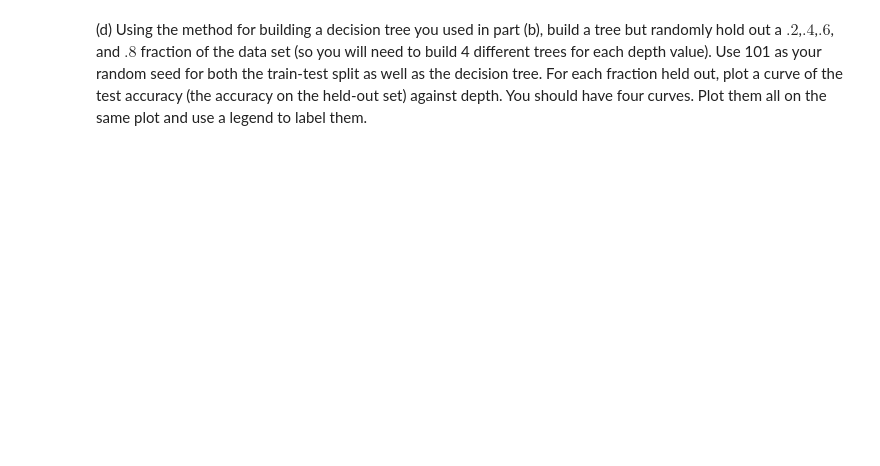
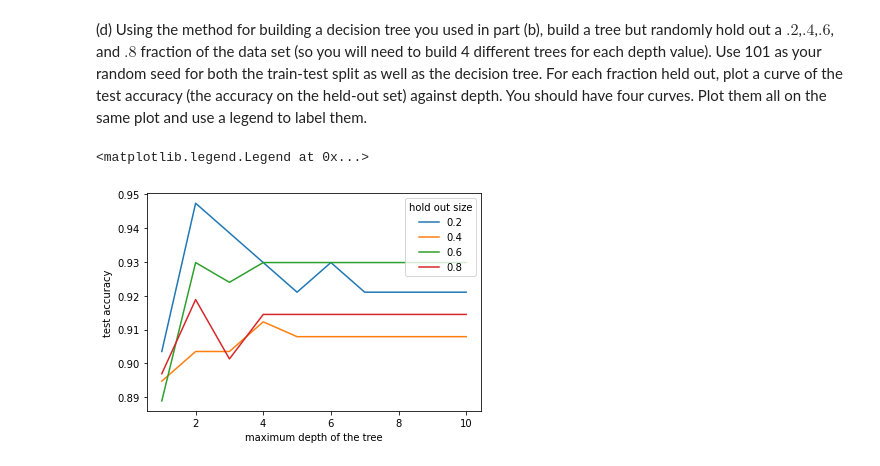
Before and after one commit to harang90/homework0, a Jupyter notebook: hw1_answers.ipynb, the cells around one changed output. Cells and saved outputs as stored; diff of their text form; code cells hidden in the pictures; blank space fills up the shorter version.

```diff
--- a/hw1_answers.ipynb
+++ b/hw1_answers.ipynb
@@ -81,3 +84,21 @@ the train-test split as well as the decision tree.
 For each fraction held out, plot a curve of the test accuracy (the accuracy on the held-out
 set) against depth. You should have four curves. Plot them all on the same plot and use
 a legend to label them.
+# %%
+max_depth_range = range(1,11)
+test_accuracy = []
+hold_out_test_size = [0.2, 0.4, 0.6, 0.8]
+for i in hold_out_test_size:
+    X_train, X_test, y_train, y_test = train_test_split(X, y, test_size=i, random_state=101)
+    for j in max_depth_range:
+        dtc = tree.DecisionTreeClassifier(max_depth=j, random_state=101)
+        dtc = dtc.fit(X_train, y_train)
+        test_accuracy.append(dtc.score(X_test, y_test))
+    plt.plot(max_depth_range, test_accuracy)
+    test_accuracy = []
+plt.xlabel('maximum depth of the tree')
+plt.ylabel('test accuracy')
+plt.legend(hold_out_test_size, title='hold out size')
+# %% [output]
+<matplotlib.legend.Legend at 0x...>
+[figure, added]
```
Also changed, not shown: parts of 2 cells of this notebook.
